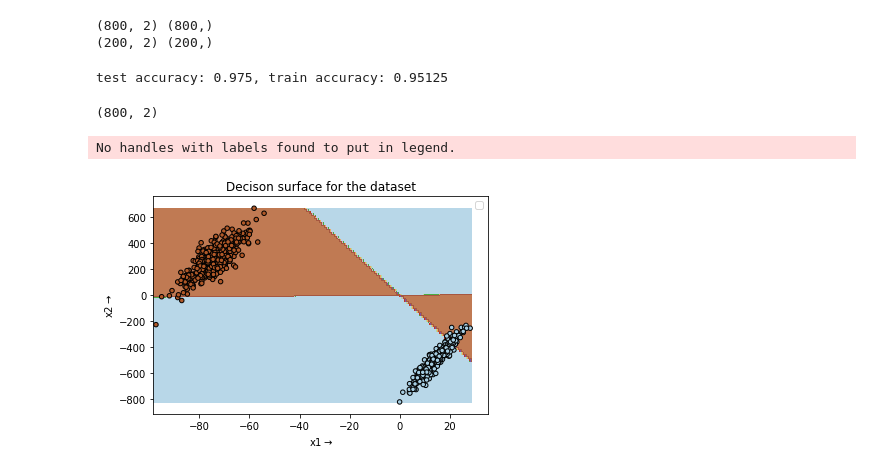
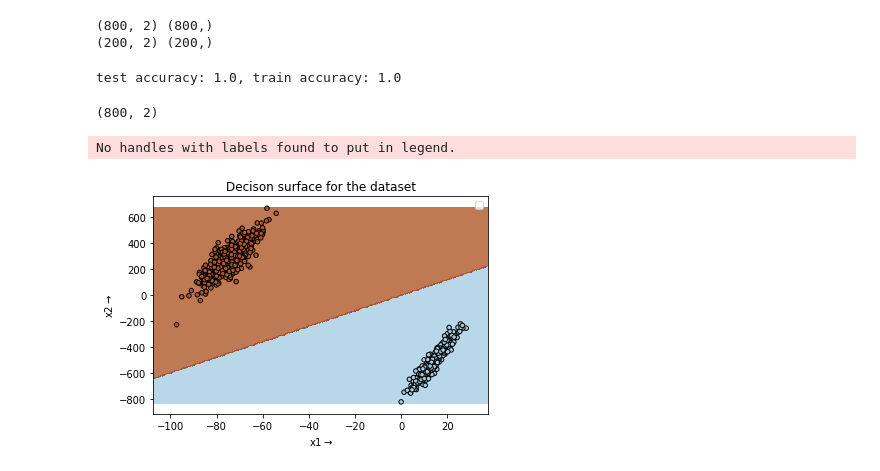
Before and after one commit to sourav22899/cs5691-prml, a Jupyter notebook: assign2/cs5691_pa2.ipynb, the cells around one changed output. Cells and saved outputs as stored; diff of their text form; code cells hidden in the pictures.

```diff
--- a/assign2/cs5691_pa2.ipynb
+++ b/assign2/cs5691_pa2.ipynb
@@ -459,42 +458,42 @@ def predict_linear(alpha,X,Y,y):
     h = linear_kernel(X,Y)
     return np.sign(np.matmul((alpha*y).T,h))
 # %%
-alpha,te_acc,tr_acc = KernelPerceptron(X_train,y_train,X_test,y_test,kernel='poly',degree=2)
+alpha,te_acc,tr_acc = KernelPerceptron(X_train,y_train,X_test,y_test,kernel='poly',degree=1)
 print('test accuracy: {}, train accuracy: {}'.format(te_acc,tr_acc))
 # %% [output]
-test accuracy: 0.975, train accuracy: 0.95125
+test accuracy: 1.0, train accuracy: 1.0
 # %%
 X_train.shape
 # %% [output]
 (800, 2)
 # %%
 def make_meshgrid(x, y, h=1):
-    x_min, x_max = x.min() - 1, x.max() + 1
-    y_min, y_max = y.min() - 1, y.max() + 1
+    x_min, x_max = x.min() - 10, x.max() + 10
+    y_min, y_max = y.min() - 10, y.max() + 10
     xx, yy = np.meshgrid(np.arange(x_min, x_max, h), np.arange(y_min, y_max, h))
     return xx, yy
 
 def plot_contours(ax, alpha1, y, xx, yy, **params):
     X = np.c_[xx.ravel(), yy.ravel()]
-    Z = predict_poly(alpha1,X_train,X,y,degree=2)
+    Z = predict_poly(alpha1,X_train,X,y,degree=1)
     Z = Z.reshape(xx.shape)
     out = ax.contourf(xx, yy, Z, **params)
     return out
 
 fig, ax = plt.subplots()
 # Set-up grid for plotting.
 X0, X1 = X_train[:, 0], X_train[:, 1]
 xx, yy = make_meshgrid(X0, X1)
 
 plot_contours(ax, alpha,y_train, xx, yy, cmap=plt.cm.Paired, alpha=0.8)
 ax.scatter(X0, X1, c=y_train, cmap=plt.cm.Paired, s=20, edgecolors='k')
 ax.set_ylabel(r'x2$\rightarrow$')
 ax.set_xlabel(r'x1$\rightarrow$')
 # ax.set_xticks(())
 # ax.set_yticks(())
 ax.set_title('Decison surface for the dataset')
 ax.legend()
 plt.show()
 # %% [output]
 No handles with labels found to put in legend.
-[figure, old version]
+[figure, new version]
```
Also changed, not shown: parts of 11 cells of this notebook, 2 other files.
